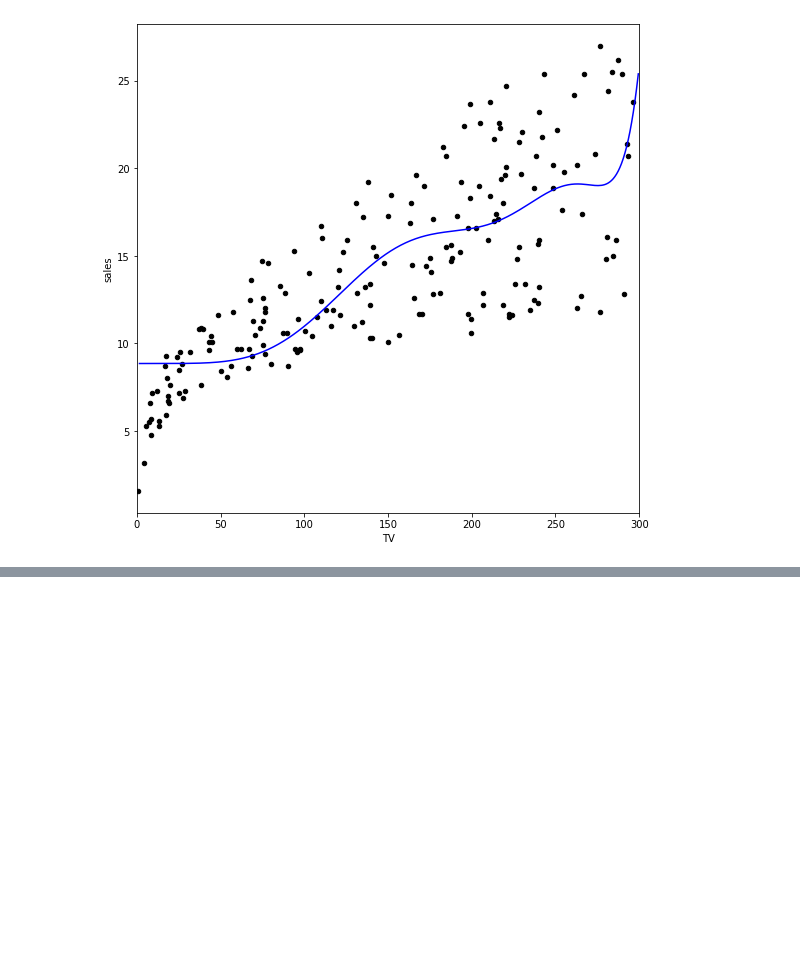
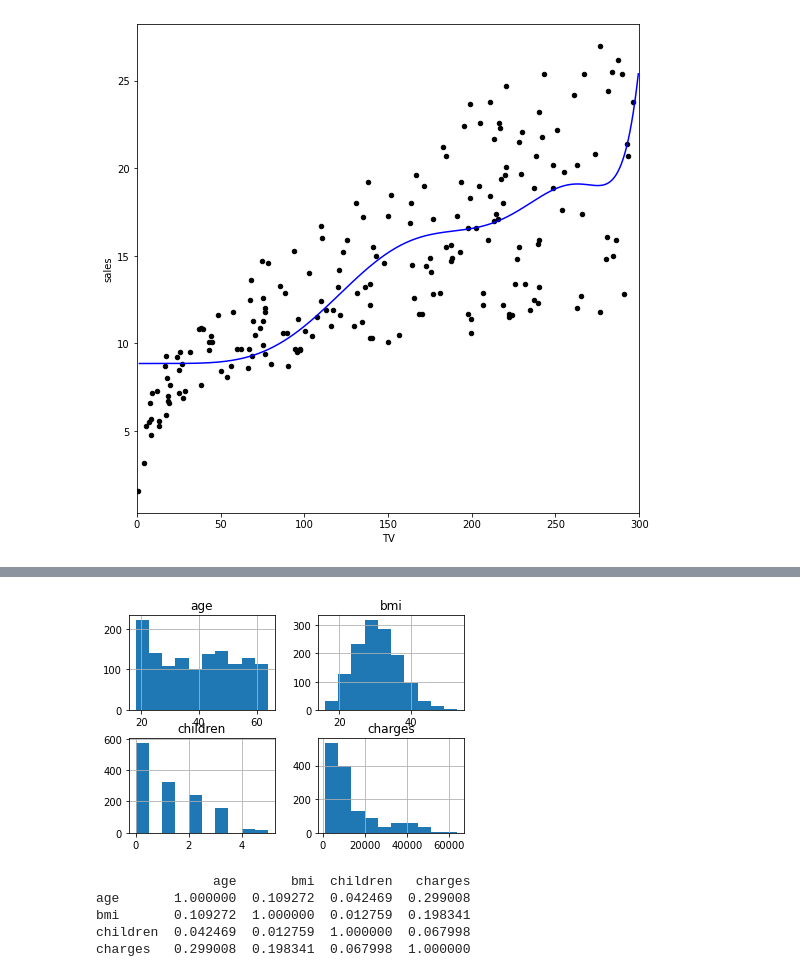
Before and after one commit to Steel3264/AI, a Jupyter notebook: AI_W7_17_03_23.ipynb, the cells around one changed output, grey strips where cells are left out. Drawn from its saved outputs; the diff is of its cells as text; code cells hidden in the pictures; blank space fills up the shorter version.

```diff
--- a/AI_W7_17_03_23.ipynb
+++ b/AI_W7_17_03_23.ipynb
@@ -360,3 +360,9 @@ plt.plot(range, y_pred, color = 'blue')
 # %% [output]
 [<matplotlib.lines.Line2D at 0x...>]
 [figure]
+# %%
+#insurance.csv
+import pandas as pd
+url = 'insurance.csv'
+data = pd.read_csv(url)
+data.head()
@@ -362,0 +376,15 @@ plt.plot(range, y_pred, color = 'blue')
+# %%
+import matplotlib.pyplot as plt
+data.hist()   # khổ phân bố dữ liệu
+plt.show()
+# %% [output]
+[figure, added]
+# %%
+correlation = data.corr()
+print(correlation)
+# %% [output]
+               age       bmi  children   charges
+age       1.000000  0.109272  0.042469  0.299008
+bmi       0.109272  1.000000  0.012759  0.198341
+children  0.042469  0.012759  1.000000  0.067998
+charges   0.299008  0.198341  0.067998  1.000000
```
Also changed, not shown: parts of 8 cells of this notebook.
